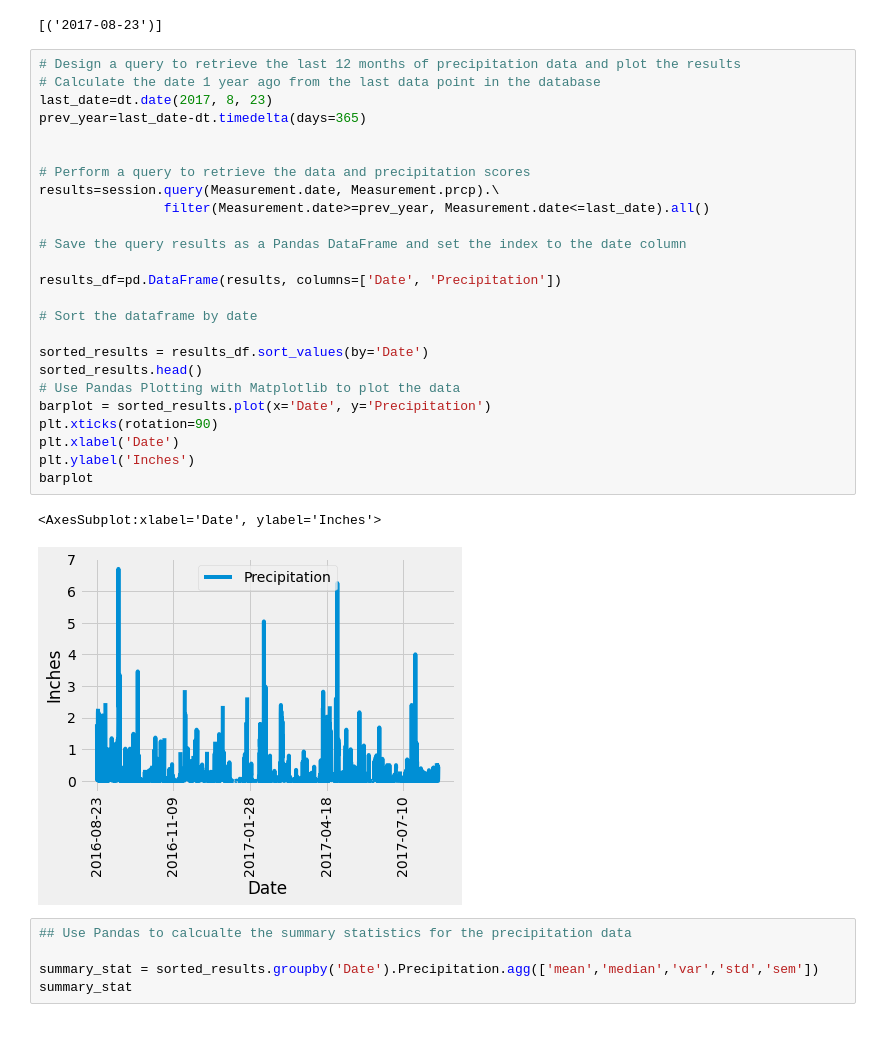
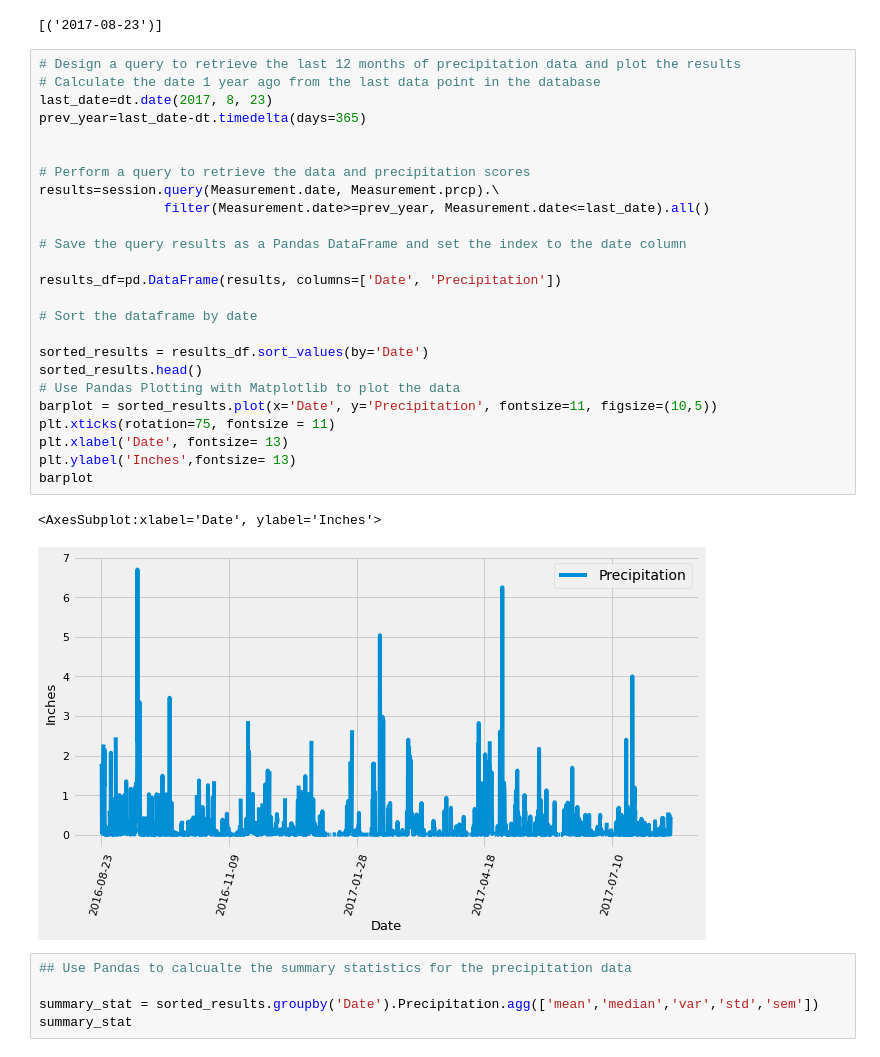
Before and after one commit to umiranda/Hawaii-Weather-analysis, a Jupyter notebook: New_code3.ipynb, the cells around one changed output. Saved outputs shown, nothing was run; the diff lists cells and outputs as text.

```diff
--- a/New_code3.ipynb
+++ b/New_code3.ipynb
@@ -77,31 +98,31 @@ last_date
 # %%
 # Design a query to retrieve the last 12 months of precipitation data and plot the results
 # Calculate the date 1 year ago from the last data point in the database
 last_date=dt.date(2017, 8, 23)
 prev_year=last_date-dt.timedelta(days=365)
 
 
 # Perform a query to retrieve the data and precipitation scores
 results=session.query(Measurement.date, Measurement.prcp).\
                 filter(Measurement.date>=prev_year, Measurement.date<=last_date).all()
 
 # Save the query results as a Pandas DataFrame and set the index to the date column
 
 results_df=pd.DataFrame(results, columns=['Date', 'Precipitation'])
 
 # Sort the dataframe by date
 
 sorted_results = results_df.sort_values(by='Date')
 sorted_results.head()
 # Use Pandas Plotting with Matplotlib to plot the data
-barplot = sorted_results.plot(x='Date', y='Precipitation')
-plt.xticks(rotation=90)
-plt.xlabel('Date')
-plt.ylabel('Inches')
+barplot = sorted_results.plot(x='Date', y='Precipitation', fontsize=11, figsize=(10,5))
+plt.xticks(rotation=75, fontsize = 11)
+plt.xlabel('Date', fontsize= 13)
+plt.ylabel('Inches',fontsize= 13)
 barplot
 # %% [output]
 <AxesSubplot:xlabel='Date', ylabel='Inches'>
-[figure, old version]
+[figure, new version]
 # %%
 ## Use Pandas to calcualte the summary statistics for the precipitation data
 
```
Also changed, not shown: parts of 16 cells of this notebook, 4 other files.
